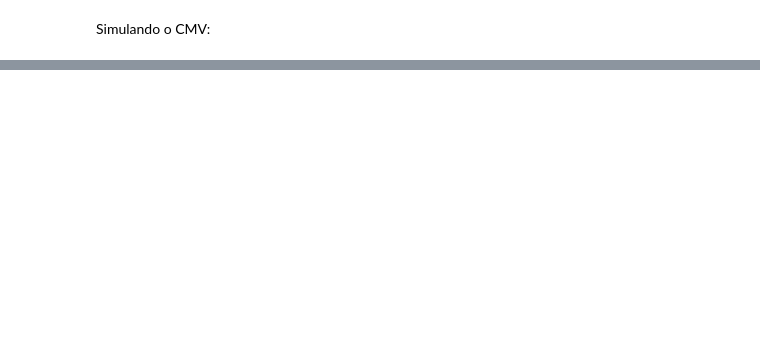
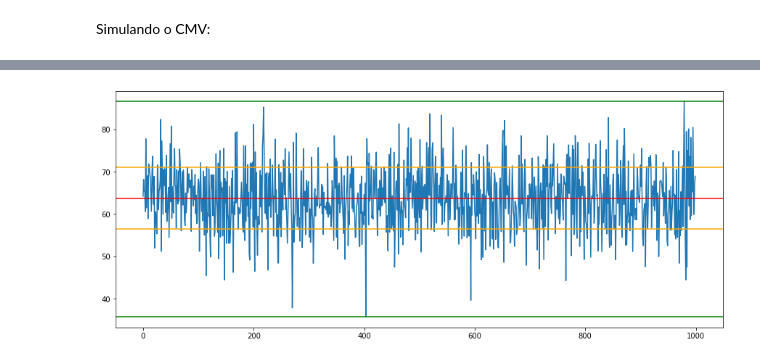
Before and after one commit to rigueti-bruno/Python-for-Finances, a Jupyter notebook: 15-Simulações de Monte Carlo/monte carlo-prevendo o lucro bruto.ipynb, the cells around one changed output, grey strips where cells are left out. Saved outputs shown, nothing was run; the diff lists cells and outputs as text; code cells hidden in the pictures; blank space fills up the shorter version.

```diff
--- a/15-Simulações de Monte Carlo/monte carlo-prevendo o lucro bruto.ipynb
+++ b/15-Simulações de Monte Carlo/monte carlo-prevendo o lucro bruto.ipynb
@@ -95,0 +122,24 @@ plt.show()
+# %%
+# Cálculo do Maior Potencial de Lucro Bruto:
+maior_lucro = max(lucro_bruto)
+# %%
+# Cálculo do Menor Potencial de Lucro Bruto
+menor_lucro = min(lucro_bruto)
+# %%
+# Cálculo da Média do Lucro Bruto:
+media_lucro = lucro_bruto.mean()
+# %%
+# Cálculo do Desvio-padrão do Lucro Bruto:
+desvio_lucro = lucro_bruto.std()
+# %%
+# Plotando o gráfico dos Lucros Brutos Simulados:
+plt.figure(figsize=(15,6))
+plt.plot(lucro_bruto)
+plt.axhline(y=maior_lucro, color='green')
+plt.axhline(y=media_lucro+desvio_lucro, color='orange')
+plt.axhline(y=media_lucro, color='red')
+plt.axhline(y=media_lucro-desvio_lucro, color='orange')
+plt.axhline(y=menor_lucro, color='green')
+plt.show()
+# %% [output]
+[figure, added]
```
Also changed, not shown: parts of 9 cells of this notebook, 4 other files.
